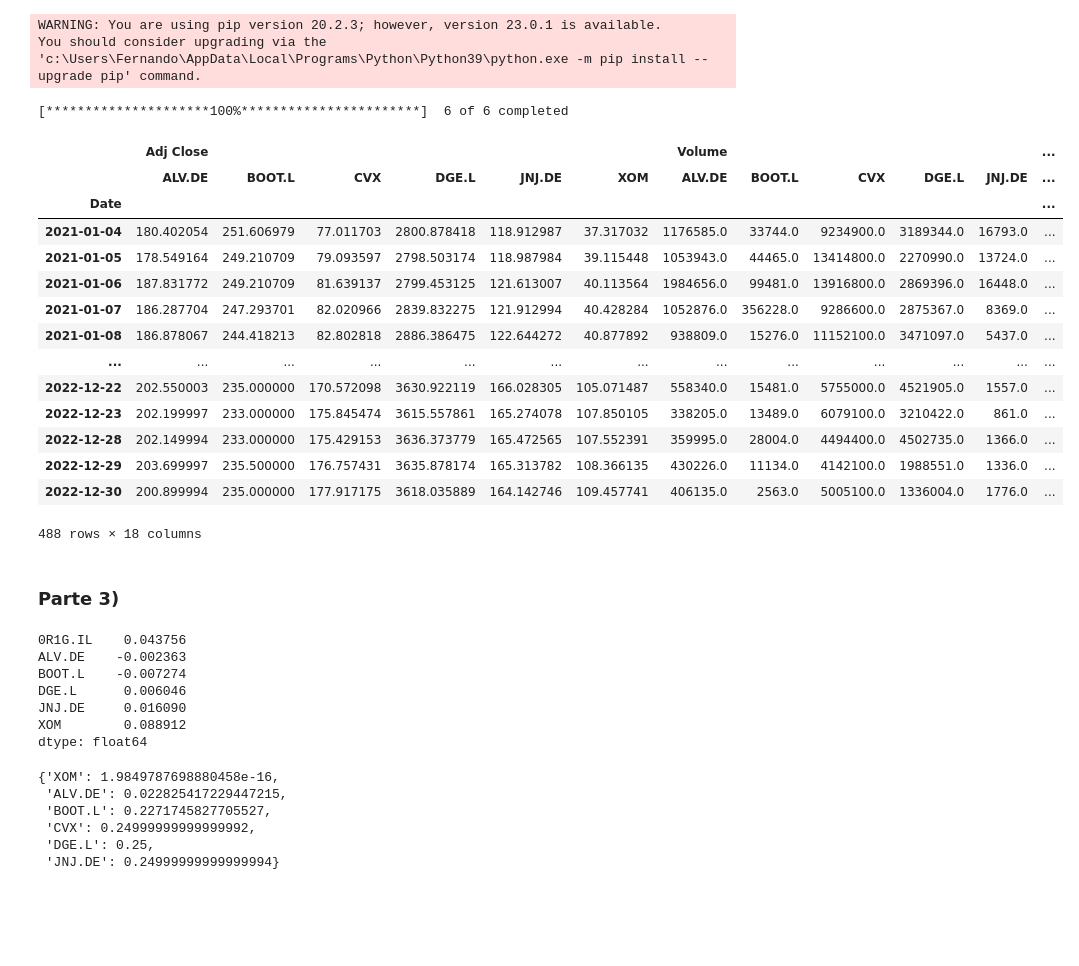
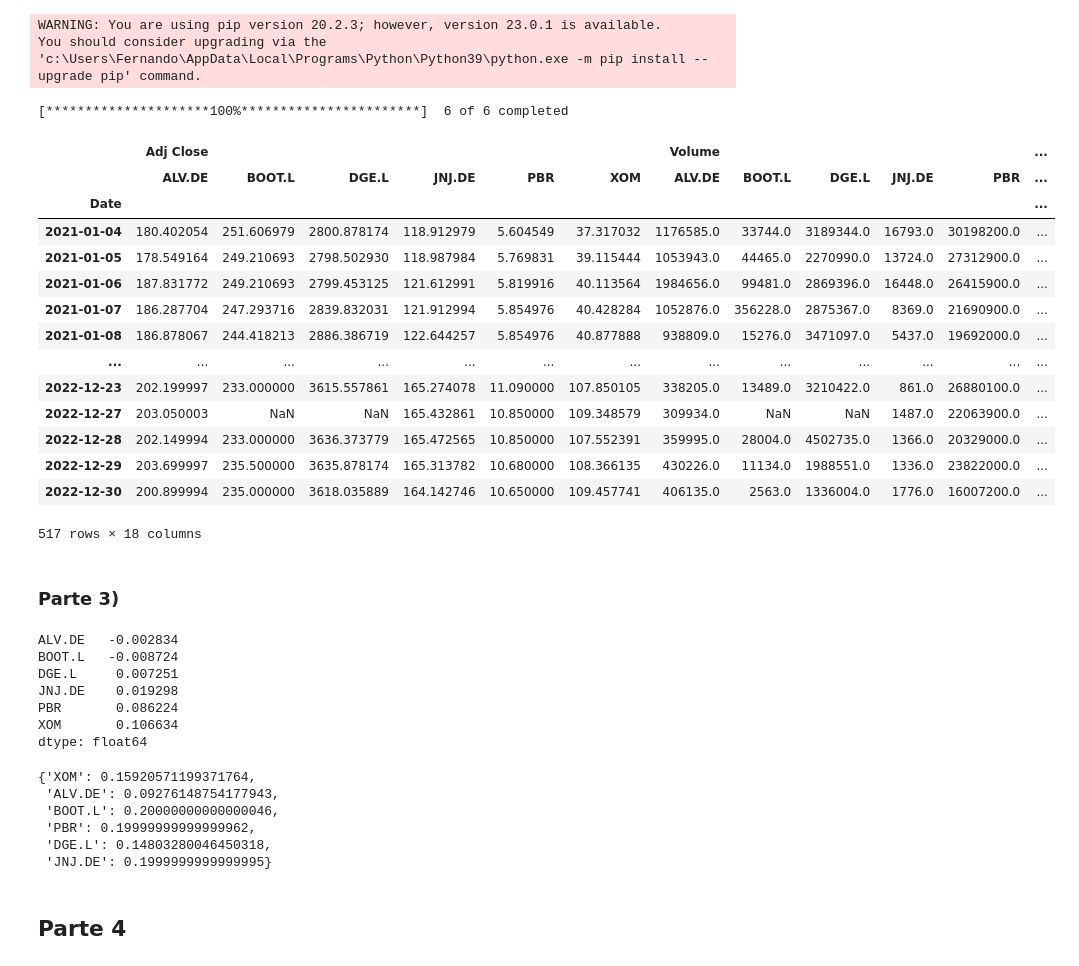
Before and after one commit to gerardogtze/proyectoadministracionriesgos, a Jupyter notebook: Jupyter_Proyecto.ipynb, the cells around one changed output. Cells and saved outputs as stored; diff of their text form; code cells hidden in the pictures; blank space fills up the shorter version.

```diff
--- a/Jupyter_Proyecto.ipynb
+++ b/Jupyter_Proyecto.ipynb
@@ -167,56 +167,53 @@ import yfinance as yf
 import scipy.optimize as sco
 # %%
 # Ejemplo AAPL MSFT cambiar por activos correctos
-data = yf.download("XOM ALV.DE BOOT.L CVX DGE.L JNJ.DE", start="2021-01-01", end= "2022-12-31")
-
-data = data.dropna()
-
+data = yf.download("XOM ALV.DE BOOT.L PBR DGE.L JNJ.DE", start="2021-01-01", end= "2022-12-31")
 rends = ((data['Adj Close'] / data['Adj Close'].shift(1) - 1).fillna(0))*100
 
 data['Rendimiento XOM']= rends["XOM"]
 data['Rendimiento XOM']=data['Rendimiento XOM'].round(2)
 data['Rendimiento XOM']=data['Rendimiento XOM'].astype(str)+ '%'
 
 data['Rendimiento ALV.DE']= rends["ALV.DE"]
 data['Rendimiento ALV.DE']=data['Rendimiento ALV.DE'].round(2)
 data['Rendimiento ALV.DE']=data['Rendimiento ALV.DE'].astype(str)+ '%'
 
 data['Rendimiento BOOT.L']= rends["BOOT.L"]
 data['Rendimiento BOOT.L']=data['Rendimiento BOOT.L'].round(2)
 data['Rendimiento BOOT.L']=data['Rendimiento BOOT.L'].astype(str)+ '%'
 
-data['Rendimiento CVX']= rends["CVX"]
-data['Rendimiento CVX']=data['Rendimiento CVX'].round(2)
-data['Rendimiento CVX']=data['Rendimiento CVX'].astype(str)+ '%'
+data['Rendimiento PBR']= rends["PBR"]
+data['Rendimiento PBR']=data['Rendimiento PBR'].round(2)
+data['Rendimiento PBR']=data['Rendimiento PBR'].astype(str)+ '%'
 
 data['Rendimiento DGE.L']= rends["DGE.L"]
 data['Rendimiento DGE.L']=data['Rendimiento DGE.L'].round(2)
 data['Rendimiento DGE.L']=data['Rendimiento DGE.L'].astype(str)+ '%'
 
 data['Rendimiento JNJ.DE']= rends["JNJ.DE"]
 data['Rendimiento JNJ.DE']=data['Rendimiento JNJ.DE'].round(2)
 data['Rendimiento JNJ.DE']=data['Rendimiento JNJ.DE'].astype(str)+ '%'
 
 
 
 data.drop(columns=["Open", "Close", "Low", "High"])
 # %% [output]
 [*********************100%***********************]  6 of 6 completed
 |  | Adj Close |  |  |  |  |  | Volume |  |  |  |  | ... |
-|  | ALV.DE | BOOT.L | CVX | DGE.L | JNJ.DE | XOM | ALV.DE | BOOT.L | CVX | DGE.L | JNJ.DE | ... |
+|  | ALV.DE | BOOT.L | DGE.L | JNJ.DE | PBR | XOM | ALV.DE | BOOT.L | DGE.L | JNJ.DE | PBR | ... |
 | Date |  |  |  |  |  |  |  |  |  |  |  | ... |
-| 2021-01-04 | 180.402054 | 251.606979 | 77.011703 | 2800.878418 | 118.912987 | 37.317032 | 1176585.0 | 33744.0 | 9234900.0 | 3189344.0 | 16793.0 | ... |
-| 2021-01-05 | 178.549164 | 249.210709 | 79.093597 | 2798.503174 | 118.987984 | 39.115448 | 1053943.0 | 44465.0 | 13414800.0 | 2270990.0 | 13724.0 | ... |
-| 2021-01-06 | 187.831772 | 249.210709 | 81.639137 | 2799.453125 | 121.613007 | 40.113564 | 1984656.0 | 99481.0 | 13916800.0 | 2869396.0 | 16448.0 | ... |
-| 2021-01-07 | 186.287704 | 247.293701 | 82.020966 | 2839.832275 | 121.912994 | 40.428284 | 1052876.0 | 356228.0 | 9286600.0 | 2875367.0 | 8369.0 | ... |
-| 2021-01-08 | 186.878067 | 244.418213 | 82.802818 | 2886.386475 | 122.644272 | 40.877892 | 938809.0 | 15276.0 | 11152100.0 | 3471097.0 | 5437.0 | ... |
+| 2021-01-04 | 180.402054 | 251.606979 | 2800.878174 | 118.912979 | 5.604549 | 37.317032 | 1176585.0 | 33744.0 | 3189344.0 | 16793.0 | 30198200.0 | ... |
+| 2021-01-05 | 178.549164 | 249.210693 | 2798.502930 | 118.987984 | 5.769831 | 39.115444 | 1053943.0 | 44465.0 | 2270990.0 | 13724.0 | 27312900.0 | ... |
+| 2021-01-06 | 187.831772 | 249.210693 | 2799.453125 | 121.612991 | 5.819916 | 40.113564 | 1984656.0 | 99481.0 | 2869396.0 | 16448.0 | 26415900.0 | ... |
+| 2021-01-07 | 186.287704 | 247.293716 | 2839.832031 | 121.912994 | 5.854976 | 40.428284 | 1052876.0 | 356228.0 | 2875367.0 | 8369.0 | 21690900.0 | ... |
+| 2021-01-08 | 186.878067 | 244.418213 | 2886.386719 | 122.644257 | 5.854976 | 40.877888 | 938809.0 | 15276.0 | 3471097.0 | 5437.0 | 19692000.0 | ... |
 | ... | ... | ... | ... | ... | ... | ... | ... | ... | ... | ... | ... | ... |
-| 2022-12-22 | 202.550003 | 235.000000 | 170.572098 | 3630.922119 | 166.028305 | 105.071487 | 558340.0 | 15481.0 | 5755000.0 | 4521905.0 | 1557.0 | ... |
-| 2022-12-23 | 202.199997 | 233.000000 | 175.845474 | 3615.557861 | 165.274078 | 107.850105 | 338205.0 | 13489.0 | 6079100.0 | 3210422.0 | 861.0 | ... |
-| 2022-12-28 | 202.149994 | 233.000000 | 175.429153 | 3636.373779 | 165.472565 | 107.552391 | 359995.0 | 28004.0 | 4494400.0 | 4502735.0 | 1366.0 | ... |
-| 2022-12-29 | 203.699997 | 235.500000 | 176.757431 | 3635.878174 | 165.313782 | 108.366135 | 430226.0 | 11134.0 | 4142100.0 | 1988551.0 | 1336.0 | ... |
-| 2022-12-30 | 200.899994 | 235.000000 | 177.917175 | 3618.035889 | 164.142746 | 109.457741 | 406135.0 | 2563.0 | 5005100.0 | 1336004.0 | 1776.0 | ... |
+| 2022-12-23 | 202.199997 | 233.000000 | 3615.557861 | 165.274078 | 11.090000 | 107.850105 | 338205.0 | 13489.0 | 3210422.0 | 861.0 | 26880100.0 | ... |
+| 2022-12-27 | 203.050003 | NaN | NaN | 165.432861 | 10.850000 | 109.348579 | 309934.0 | NaN | NaN | 1487.0 | 22063900.0 | ... |
+| 2022-12-28 | 202.149994 | 233.000000 | 3636.373779 | 165.472565 | 10.850000 | 107.552391 | 359995.0 | 28004.0 | 4502735.0 | 1366.0 | 20329000.0 | ... |
+| 2022-12-29 | 203.699997 | 235.500000 | 3635.878174 | 165.313782 | 10.680000 | 108.366135 | 430226.0 | 11134.0 | 1988551.0 | 1336.0 | 23822000.0 | ... |
+| 2022-12-30 | 200.899994 | 235.000000 | 3618.035889 | 164.142746 | 10.650000 | 109.457741 | 406135.0 | 2563.0 | 1336004.0 | 1776.0 | 16007200.0 | ... |
-488 rows × 18 columns
+517 rows × 18 columns
 # %% [markdown]
 ### Parte 3)
 # %%
@@ -226,12 +223,12 @@ rf= 0.0338
 sharpe_ratios = (rendimientos_portafolio - rf) / volatilidad_portafolio
 sharpe_ratios
 # %% [output]
-0R1G.IL    0.043756
-ALV.DE    -0.002363
-BOOT.L    -0.007274
-DGE.L      0.006046
-JNJ.DE     0.016090
-XOM        0.088912
+ALV.DE   -0.002834
+BOOT.L   -0.008724
+DGE.L     0.007251
+JNJ.DE    0.019298
+PBR       0.086224
+XOM       0.106634
 dtype: float64
 # %%
 # Calcular los rendimientos diarios de los activos
@@ -274,15 +271,17 @@ opt_names = {
     'XOM':opt[0],
     'ALV.DE':opt[1],
     'BOOT.L':opt[2],
-    'CVX':opt[3],
+    'PBR':opt[3],
     'DGE.L':opt[4],
     'JNJ.DE':opt[5],
 }
 opt_names
 # %% [output]
-{'XOM': 1.9849787698880458e-16,
- 'ALV.DE': 0.022825417229447215,
- 'BOOT.L': 0.2271745827705527,
- 'CVX': 0.24999999999999992,
- 'DGE.L': 0.25,
- 'JNJ.DE': 0.24999999999999994}
+{'XOM': 0.15920571199371764,
+ 'ALV.DE': 0.09276148754177943,
+ 'BOOT.L': 0.20000000000000046,
+ 'PBR': 0.19999999999999962,
+ 'DGE.L': 0.14803280046450318,
+ 'JNJ.DE': 0.1999999999999995}
+# %% [markdown]
+## Parte 4
```
Also changed, not shown: parts of 11 cells of this notebook.
